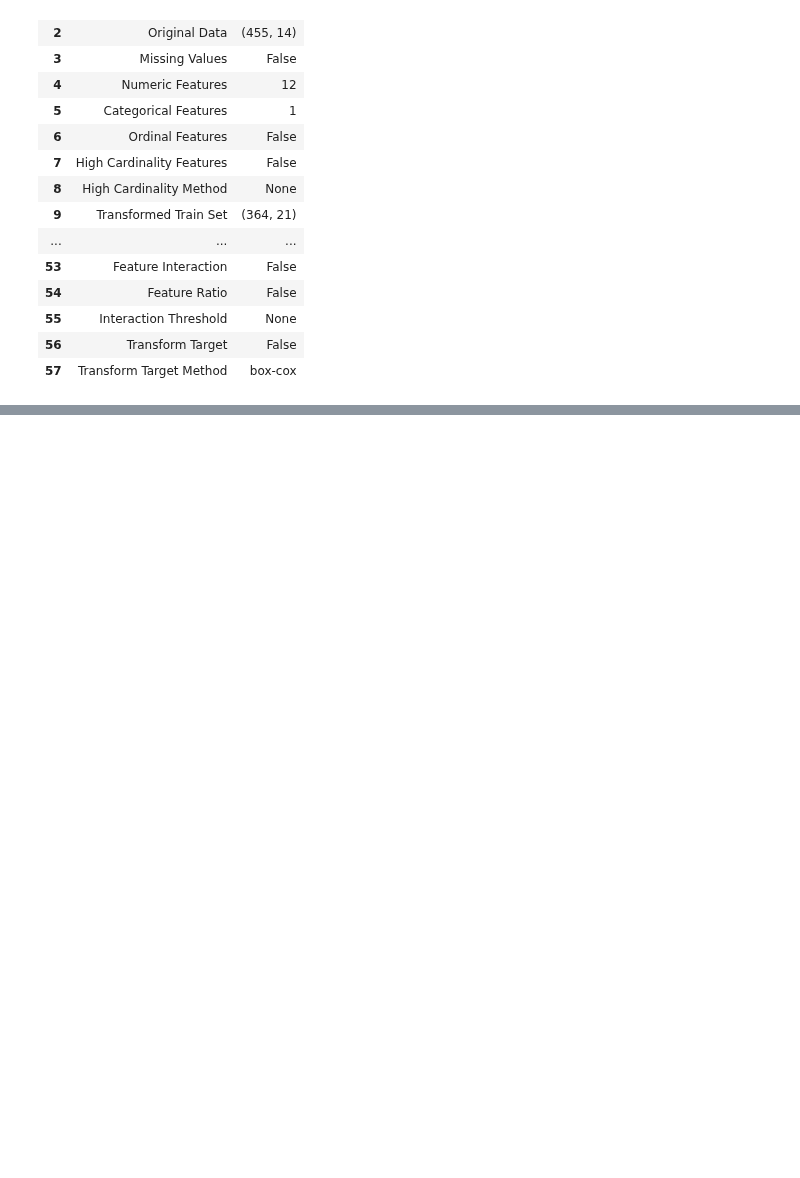
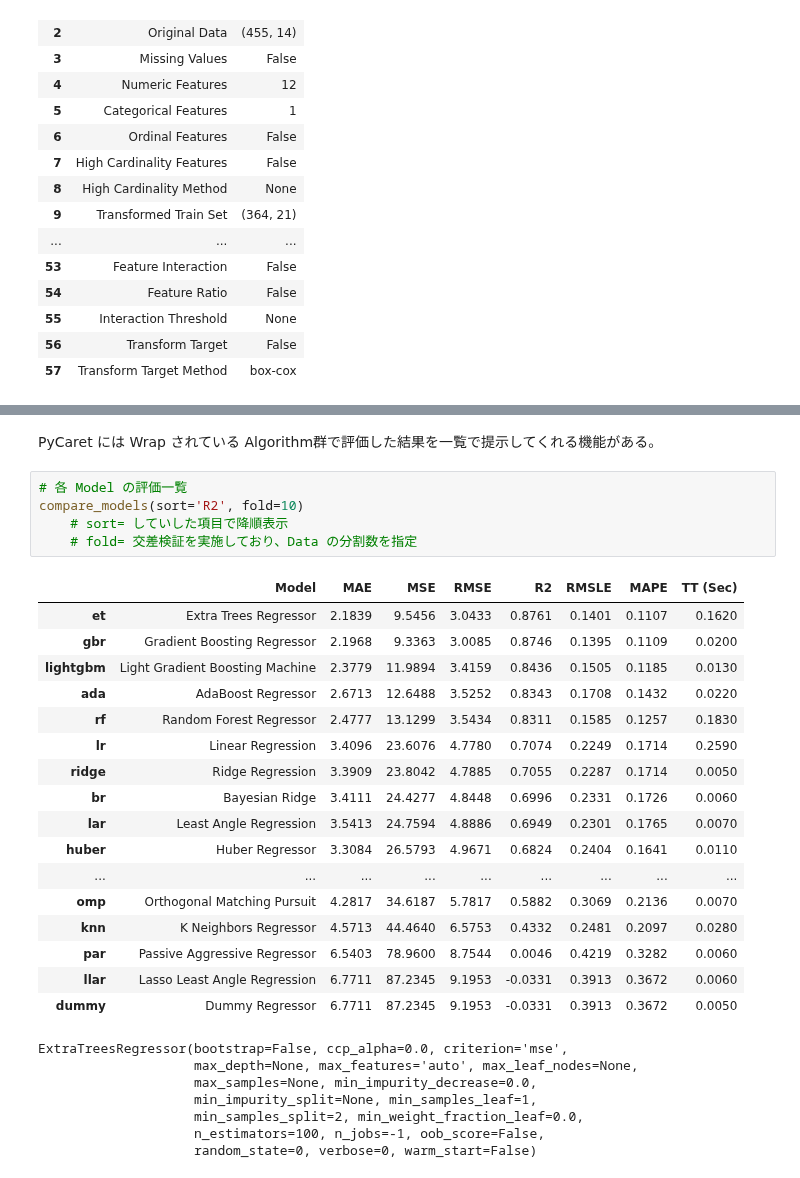
Before and after one commit to 1024xx4/ai_model_building_100, a Jupyter notebook: section09/section09.ipynb, the cells around one changed output, grey strips where cells are left out. Cells and saved outputs as stored; diff of their text form; blank space fills up the shorter version.

Commit message:
Feat: PyCaret で回帰 Model を構築する#29

```diff
--- a/section09/section09.ipynb
+++ b/section09/section09.ipynb
@@ -106,0 +131,32 @@ ret = setup(boston_data,
+# %% [markdown]
+PyCaret には Wrap されている Algorithm群で評価した結果を一覧で提示してくれる機能がある。
+# %%
+# 各 Model の評価一覧
+compare_models(sort='R2', fold=10)
+    # sort= していした項目で降順表示
+    # fold= 交差検証を実施しており、Data の分割数を指定
+# %% [output]
+|  | Model | MAE | MSE | RMSE | R2 | RMSLE | MAPE | TT (Sec) |
+| et | Extra Trees Regressor | 2.1839 | 9.5456 | 3.0433 | 0.8761 | 0.1401 | 0.1107 | 0.1620 |
+| gbr | Gradient Boosting Regressor | 2.1968 | 9.3363 | 3.0085 | 0.8746 | 0.1395 | 0.1109 | 0.0200 |
+| lightgbm | Light Gradient Boosting Machine | 2.3779 | 11.9894 | 3.4159 | 0.8436 | 0.1505 | 0.1185 | 0.0130 |
+| ada | AdaBoost Regressor | 2.6713 | 12.6488 | 3.5252 | 0.8343 | 0.1708 | 0.1432 | 0.0220 |
+| rf | Random Forest Regressor | 2.4777 | 13.1299 | 3.5434 | 0.8311 | 0.1585 | 0.1257 | 0.1830 |
+| lr | Linear Regression | 3.4096 | 23.6076 | 4.7780 | 0.7074 | 0.2249 | 0.1714 | 0.2590 |
+| ridge | Ridge Regression | 3.3909 | 23.8042 | 4.7885 | 0.7055 | 0.2287 | 0.1714 | 0.0050 |
+| br | Bayesian Ridge | 3.4111 | 24.4277 | 4.8448 | 0.6996 | 0.2331 | 0.1726 | 0.0060 |
+| lar | Least Angle Regression | 3.5413 | 24.7594 | 4.8886 | 0.6949 | 0.2301 | 0.1765 | 0.0070 |
+| huber | Huber Regressor | 3.3084 | 26.5793 | 4.9671 | 0.6824 | 0.2404 | 0.1641 | 0.0110 |
+| ... | ... | ... | ... | ... | ... | ... | ... | ... |
+| omp | Orthogonal Matching Pursuit | 4.2817 | 34.6187 | 5.7817 | 0.5882 | 0.3069 | 0.2136 | 0.0070 |
+| knn | K Neighbors Regressor | 4.5713 | 44.4640 | 6.5753 | 0.4332 | 0.2481 | 0.2097 | 0.0280 |
+| par | Passive Aggressive Regressor | 6.5403 | 78.9600 | 8.7544 | 0.0046 | 0.4219 | 0.3282 | 0.0060 |
+| llar | Lasso Least Angle Regression | 6.7711 | 87.2345 | 9.1953 | -0.0331 | 0.3913 | 0.3672 | 0.0060 |
+| dummy | Dummy Regressor | 6.7711 | 87.2345 | 9.1953 | -0.0331 | 0.3913 | 0.3672 | 0.0050 |
+ExtraTreesRegressor(bootstrap=False, ccp_alpha=0.0, criterion='mse',
+                    max_depth=None, max_features='auto', max_leaf_nodes=None,
+                    max_samples=None, min_impurity_decrease=0.0,
+                    min_impurity_split=None, min_samples_leaf=1,
+                    min_samples_split=2, min_weight_fraction_leaf=0.0,
+                    n_estimators=100, n_jobs=-1, oob_score=False,
+                    random_state=0, verbose=0, warm_start=False)
```
Also changed, not shown: parts of 3 cells of this notebook.
